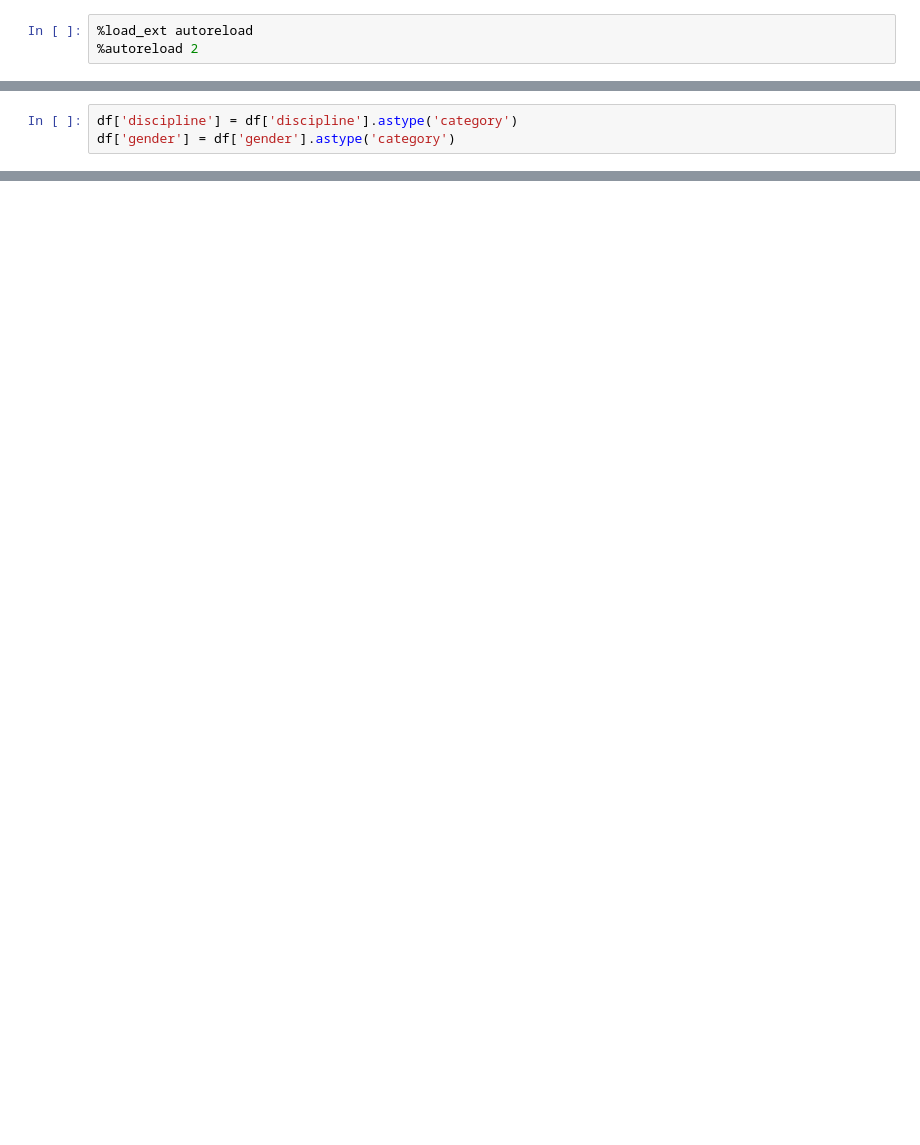
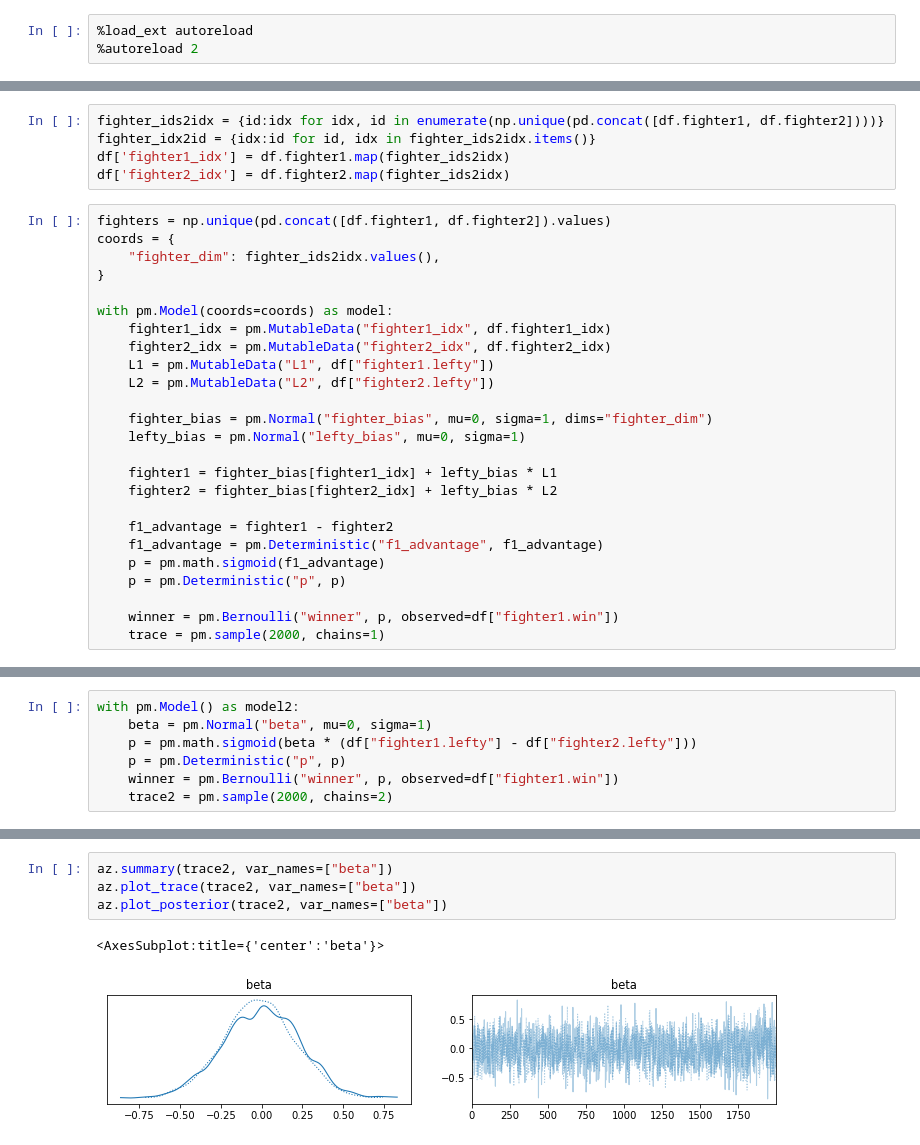
Before and after one commit to hermesdt/statistical_rethinking, a Jupyter notebook: week5_ufclefties.ipynb, the cells around one changed output, grey strips where cells are left out. Saved outputs shown, nothing was run; the diff lists cells and outputs as text; blank space fills up the shorter version.

```diff
--- a/week5_ufclefties.ipynb
+++ b/week5_ufclefties.ipynb
@@ -25,3 +25,0 @@ df.head()
-# %%
-df['discipline'] = df['discipline'].astype('category')
-df['gender'] = df['gender'].astype('category')
@@ -124,0 +29,30 @@ plt.axvline(0, c="grey", lw=2, ls="dashed")
+# %%
+fighter_ids2idx = {id:idx for idx, id in enumerate(np.unique(pd.concat([df.fighter1, df.fighter2])))}
+fighter_idx2id = {idx:id for id, idx in fighter_ids2idx.items()}
+df['fighter1_idx'] = df.fighter1.map(fighter_ids2idx)
+df['fighter2_idx'] = df.fighter2.map(fighter_ids2idx)
+# %%
+fighters = np.unique(pd.concat([df.fighter1, df.fighter2]).values)
+coords = {
+    "fighter_dim": fighter_ids2idx.values(),
+}
+
+with pm.Model(coords=coords) as model:
+    fighter1_idx = pm.MutableData("fighter1_idx", df.fighter1_idx)
+    fighter2_idx = pm.MutableData("fighter2_idx", df.fighter2_idx)
+    L1 = pm.MutableData("L1", df["fighter1.lefty"])
+    L2 = pm.MutableData("L2", df["fighter2.lefty"])
+
+    fighter_bias = pm.Normal("fighter_bias", mu=0, sigma=1, dims="fighter_dim")
+    lefty_bias = pm.Normal("lefty_bias", mu=0, sigma=1)
+
+    fighter1 = fighter_bias[fighter1_idx] + lefty_bias * L1
+    fighter2 = fighter_bias[fighter2_idx] + lefty_bias * L2
+
+    f1_advantage = fighter1 - fighter2
+    f1_advantage = pm.Deterministic("f1_advantage", f1_advantage)
+    p = pm.math.sigmoid(f1_advantage)
+    p = pm.Deterministic("p", p)
+
+    winner = pm.Bernoulli("winner", p, observed=df["fighter1.win"])
+    trace = pm.sample(2000, chains=1)
@@ -124,0 +66,7 @@ plt.axvline(0, c="grey", lw=2, ls="dashed")
+# %%
+with pm.Model() as model2:
+    beta = pm.Normal("beta", mu=0, sigma=1)
+    p = pm.math.sigmoid(beta * (df["fighter1.lefty"] - df["fighter2.lefty"]))
+    p = pm.Deterministic("p", p)
+    winner = pm.Bernoulli("winner", p, observed=df["fighter1.win"])
+    trace2 = pm.sample(2000, chains=2)
@@ -124,0 +80,7 @@ plt.axvline(0, c="grey", lw=2, ls="dashed")
+# %%
+az.summary(trace2, var_names=["beta"])
+az.plot_trace(trace2, var_names=["beta"])
+az.plot_posterior(trace2, var_names=["beta"])
+# %% [output]
+<AxesSubplot:title={'center':'beta'}>
+[figure, added]
```
Also changed, not shown: parts of 16 cells of this notebook, 5 other files.
